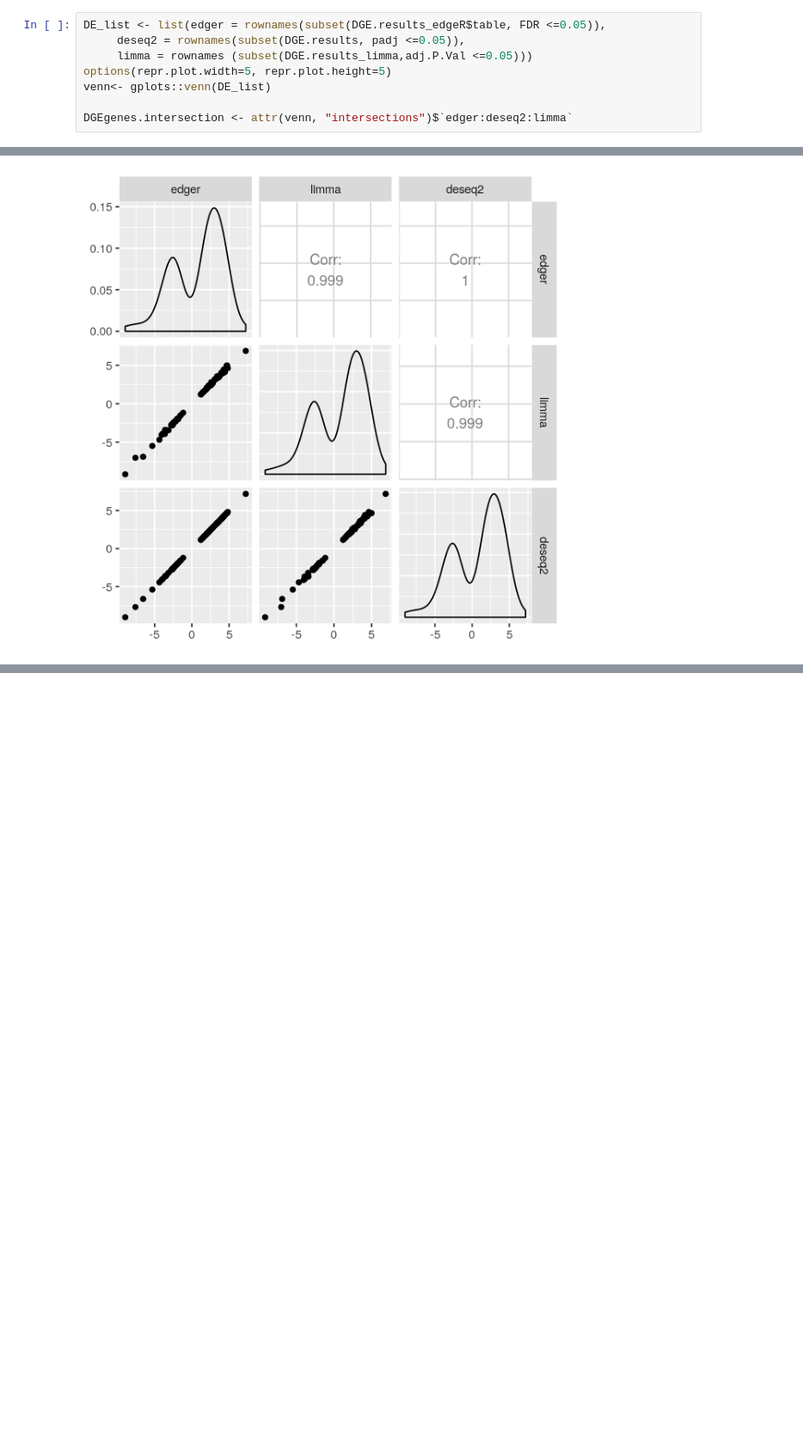
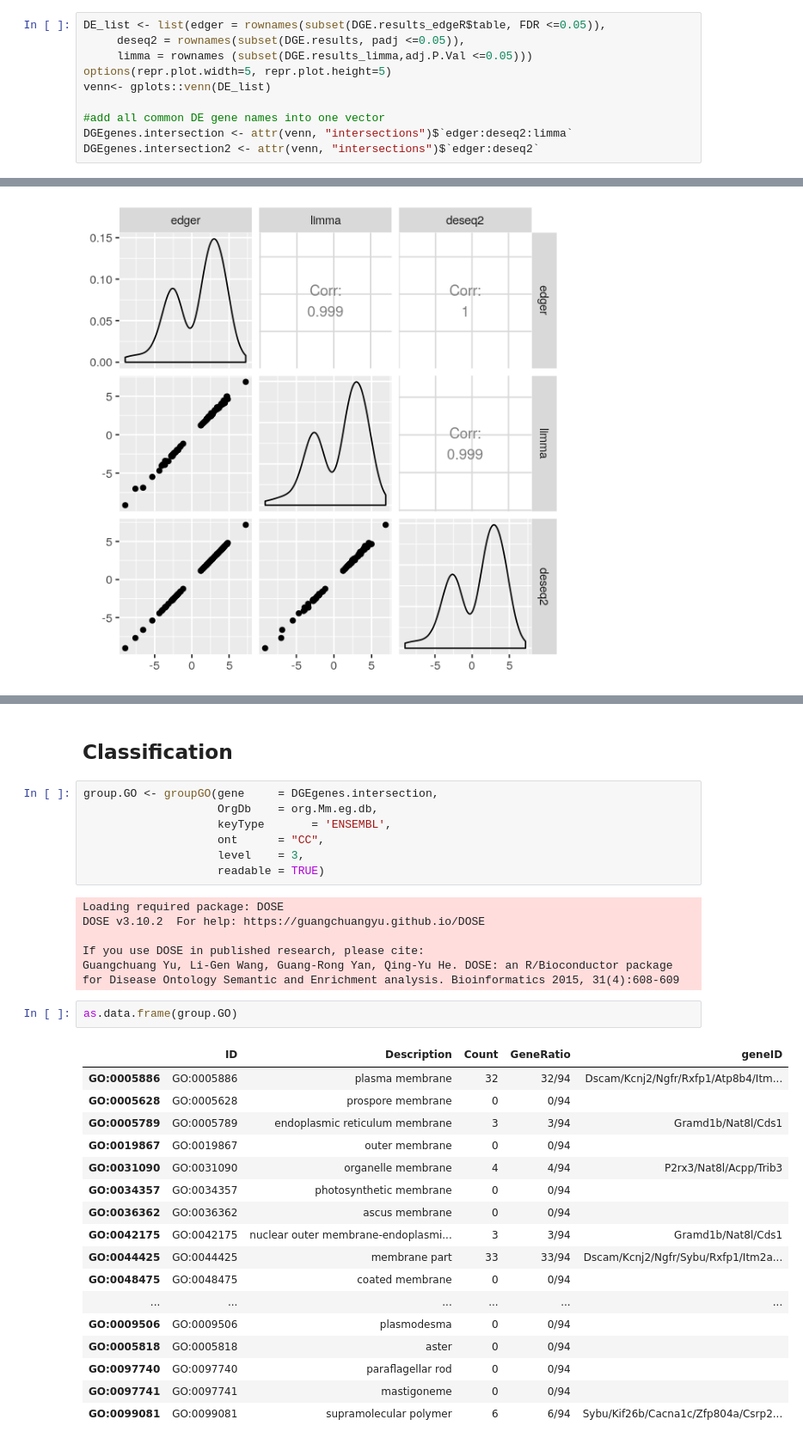
Before and after one commit to Sophia-art/EukaryoticTranscriptomics, a Jupyter notebook: exp_DGE.ipynb, the cells around one changed output, grey strips where cells are left out. Shown at 86% size. Cells and saved outputs as stored; diff of their text form; blank space fills up the shorter version.

```diff
--- a/exp_DGE.ipynb
+++ b/exp_DGE.ipynb
@@ -567,7 +568,9 @@ DE_list <- list(edger = rownames(subset(DGE.results_edgeR$table, FDR <=0.05)),
 options(repr.plot.width=5, repr.plot.height=5)
 venn<- gplots::venn(DE_list)
 
+#add all common DE gene names into one vector
 DGEgenes.intersection <- attr(venn, "intersections")$`edger:deseq2:limma`
+DGEgenes.intersection2 <- attr(venn, "intersections")$`edger:deseq2`
 # %% [output]
 [figure]
 # %% [markdown]
@@ -643,0 +647,35 @@ anno.DESeq <- select( EnsDb.Mmusculus.v75,
+# %% [markdown]
+## Classification
+# %%
+group.GO <- groupGO(gene     = DGEgenes.intersection,
+                    OrgDb    = org.Mm.eg.db,
+                    keyType       = 'ENSEMBL',
+                    ont      = "CC",
+                    level    = 3,
+                    readable = TRUE)
+# %% [output]
+Loading required package: DOSE
+DOSE v3.10.2  For help: https://guangchuangyu.github.io/DOSE
+
+If you use DOSE in published research, please cite:
+Guangchuang Yu, Li-Gen Wang, Guang-Rong Yan, Qing-Yu He. DOSE: an R/Bioconductor package for Disease Ontology Semantic and Enrichment analysis. Bioinformatics 2015, 31(4):608-609
+# %%
+as.data.frame(group.GO)
+# %% [output]
+|  | ID | Description | Count | GeneRatio | geneID |
+| GO:0005886 | GO:0005886 | plasma membrane | 32 | 32/94 | Dscam/Kcnj2/Ngfr/Rxfp1/Atp8b4/Itm... |
+| GO:0005628 | GO:0005628 | prospore membrane | 0 | 0/94 |  |
+| GO:0005789 | GO:0005789 | endoplasmic reticulum membrane | 3 | 3/94 | Gramd1b/Nat8l/Cds1 |
+| GO:0019867 | GO:0019867 | outer membrane | 0 | 0/94 |  |
+| GO:0031090 | GO:0031090 | organelle membrane | 4 | 4/94 | P2rx3/Nat8l/Acpp/Trib3 |
+| GO:0034357 | GO:0034357 | photosynthetic membrane | 0 | 0/94 |  |
+| GO:0036362 | GO:0036362 | ascus membrane | 0 | 0/94 |  |
+| GO:0042175 | GO:0042175 | nuclear outer membrane-endoplasmi... | 3 | 3/94 | Gramd1b/Nat8l/Cds1 |
+| GO:0044425 | GO:0044425 | membrane part | 33 | 33/94 | Dscam/Kcnj2/Ngfr/Sybu/Rxfp1/Itm2a... |
+| GO:0048475 | GO:0048475 | coated membrane | 0 | 0/94 |  |
+| ... | ... | ... | ... | ... | ... |
+| GO:0009506 | GO:0009506 | plasmodesma | 0 | 0/94 |  |
+| GO:0005818 | GO:0005818 | aster | 0 | 0/94 |  |
+| GO:0097740 | GO:0097740 | paraflagellar rod | 0 | 0/94 |  |
+| GO:0097741 | GO:0097741 | mastigoneme | 0 | 0/94 |  |
+| GO:0099081 | GO:0099081 | supramolecular polymer | 6 | 6/94 | Sybu/Kif26b/Cacna1c/Zfp804a/Csrp2... |
```
Also changed, not shown: parts of 22 cells of this notebook.
